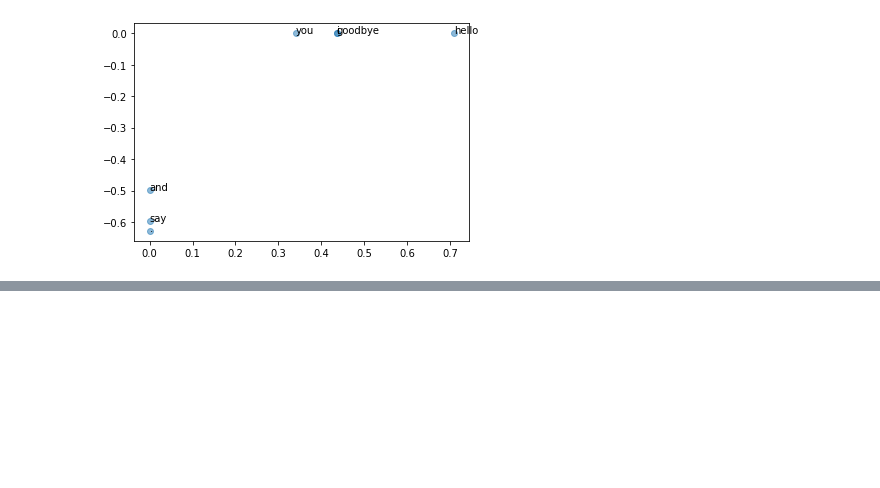
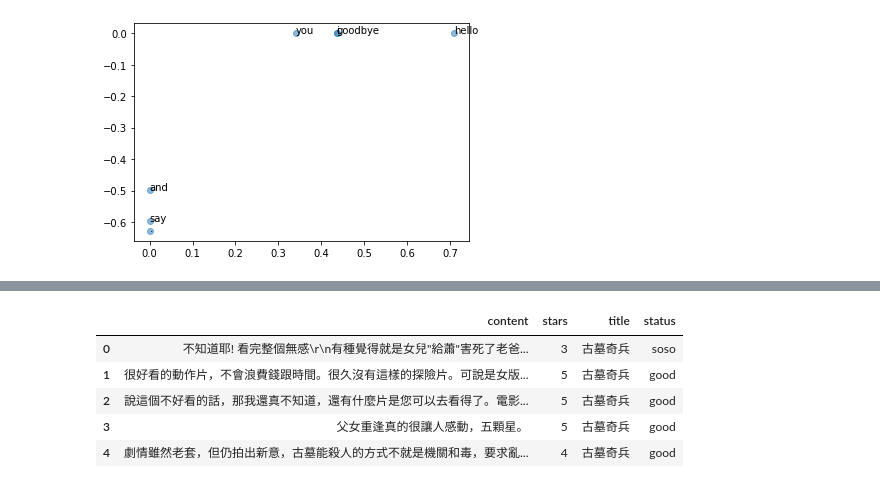
Before and after one commit to ywchiu/tibame_tm, a Jupyter notebook: Demo20200826.ipynb, the cells around one changed output, grey strips where cells are left out. Cells and saved outputs as stored; diff of their text form; code cells hidden in the pictures; blank space fills up the shorter version.

```diff
--- a/Demo20200826.ipynb
+++ b/Demo20200826.ipynb
@@ -385,0 +459,12 @@ plt.show()
+# %%
+import pandas
+df = pandas.read_excel('https://raw.githubusercontent.com/ywchiu/tibame_tm/master/data/yahoo_movie.xlsx', index_col=0)
+# %%
+df.head()
+# %% [output]
+|  | content | stars | title | status |
+| 0 | 不知道耶! 看完整個無感\r\n有種覺得就是女兒"給蕭"害死了老爸... | 3 | 古墓奇兵 | soso |
+| 1 | 很好看的動作片，不會浪費錢跟時間。很久沒有這樣的探險片。可說是女版... | 5 | 古墓奇兵 | good |
+| 2 | 說這個不好看的話，那我還真不知道，還有什麼片是您可以去看得了。電影... | 5 | 古墓奇兵 | good |
+| 3 | 父女重逢真的很讓人感動，五顆星。 | 5 | 古墓奇兵 | good |
+| 4 | 劇情雖然老套，但仍拍出新意，古墓能殺人的方式不就是機關和毒，要求亂... | 4 | 古墓奇兵 | good |
```
Also changed, not shown: parts of 44 cells of this notebook.
